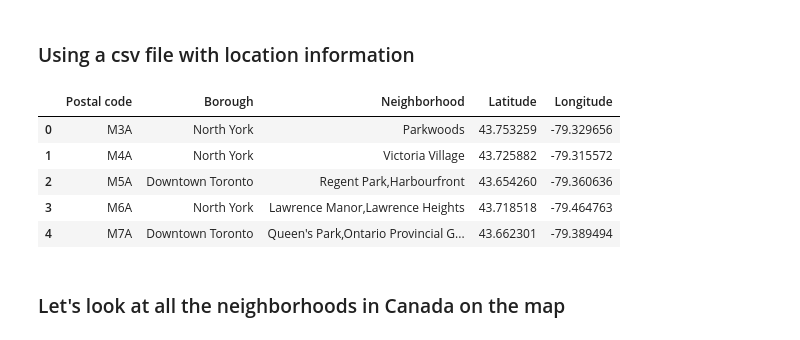
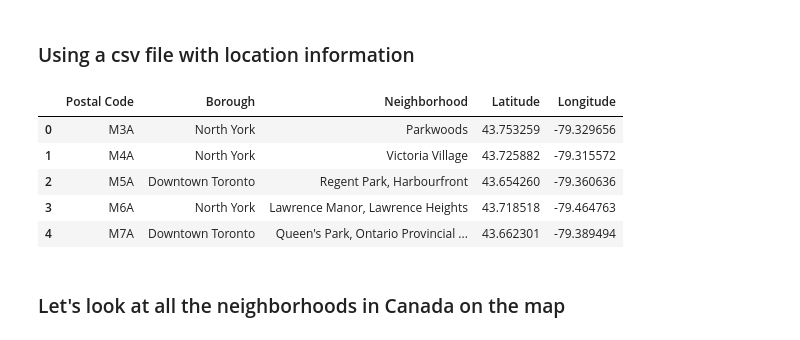
Before and after one commit to Apexinsideapex/IBMDataScienceCapstone, a Jupyter notebook: Final Capstone Project/FinalCapstoneProject.ipynb, the cells around one changed output. Drawn from its saved outputs; the diff is of its cells as text; code cells hidden in the pictures.

```diff
--- a/Final Capstone Project/FinalCapstoneProject.ipynb
+++ b/Final Capstone Project/FinalCapstoneProject.ipynb
@@ -55,17 +55,17 @@ canada_df.head()
 # %%
 coord = pd.read_csv('Geospatial_Coordinates.csv')
 coord.set_index(['Postal Code'], inplace=True)
-canada_df.set_index(['Postal code'], inplace=True)
+canada_df.set_index(['Postal Code'], inplace=True)
 canada_lat_long = canada_df.join(coord,how='left')
 canada_lat_long.reset_index(inplace=True)
 canada_lat_long.head()
 # %% [output]
-|  | Postal code | Borough | Neighborhood | Latitude | Longitude |
+|  | Postal Code | Borough | Neighborhood | Latitude | Longitude |
 | 0 | M3A | North York | Parkwoods | 43.753259 | -79.329656 |
 | 1 | M4A | North York | Victoria Village | 43.725882 | -79.315572 |
-| 2 | M5A | Downtown Toronto | Regent Park,Harbourfront | 43.654260 | -79.360636 |
-| 3 | M6A | North York | Lawrence Manor,Lawrence Heights | 43.718518 | -79.464763 |
-| 4 | M7A | Downtown Toronto | Queen's Park,Ontario Provincial G... | 43.662301 | -79.389494 |
+| 2 | M5A | Downtown Toronto | Regent Park, Harbourfront | 43.654260 | -79.360636 |
+| 3 | M6A | North York | Lawrence Manor, Lawrence Heights | 43.718518 | -79.464763 |
+| 4 | M7A | Downtown Toronto | Queen's Park, Ontario Provincial ... | 43.662301 | -79.389494 |
 # %% [markdown]
 <h3>Let's look at all the neighborhoods in Canada on the map
 # %%
```
Also changed, not shown: parts of 20 cells of this notebook.
